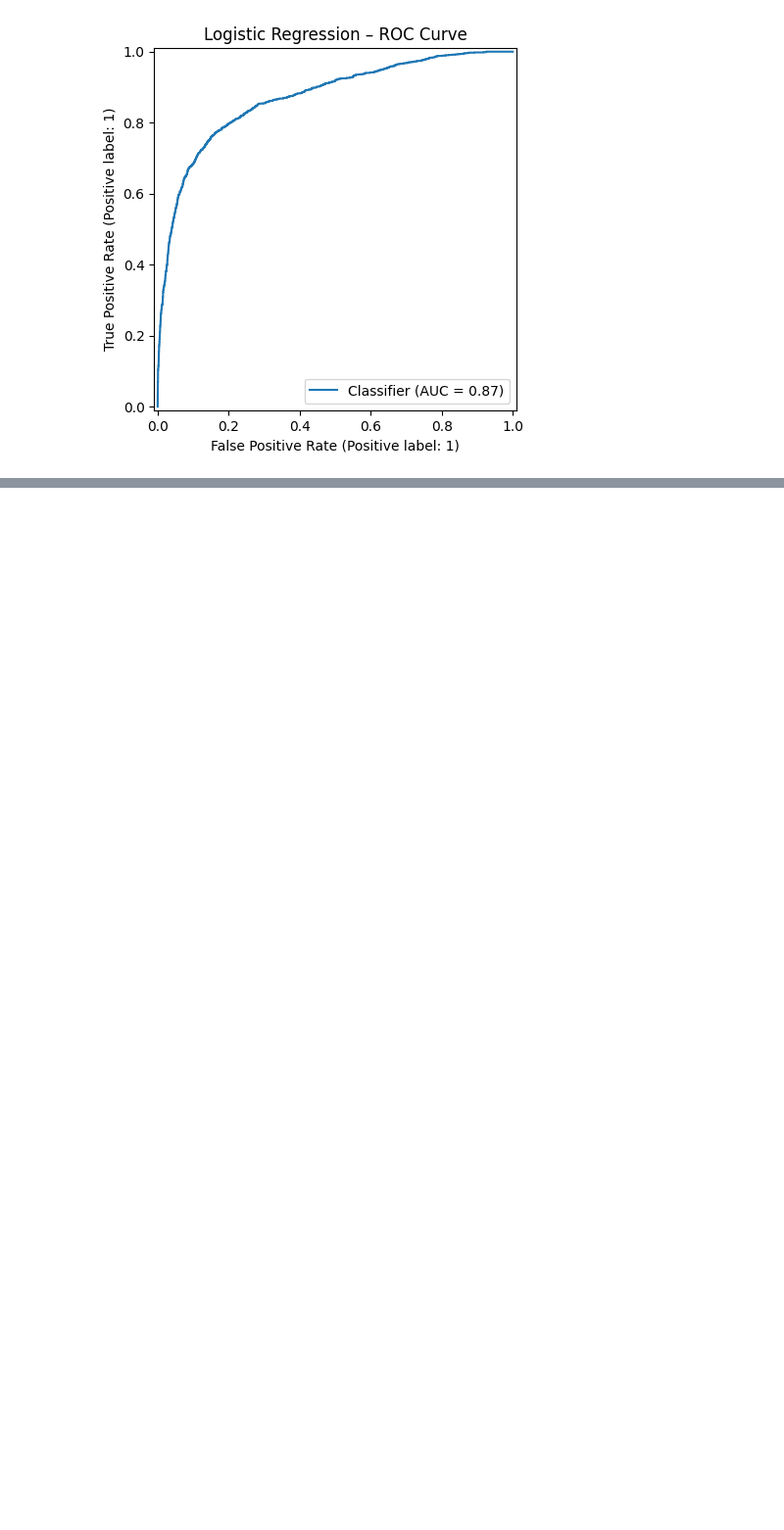
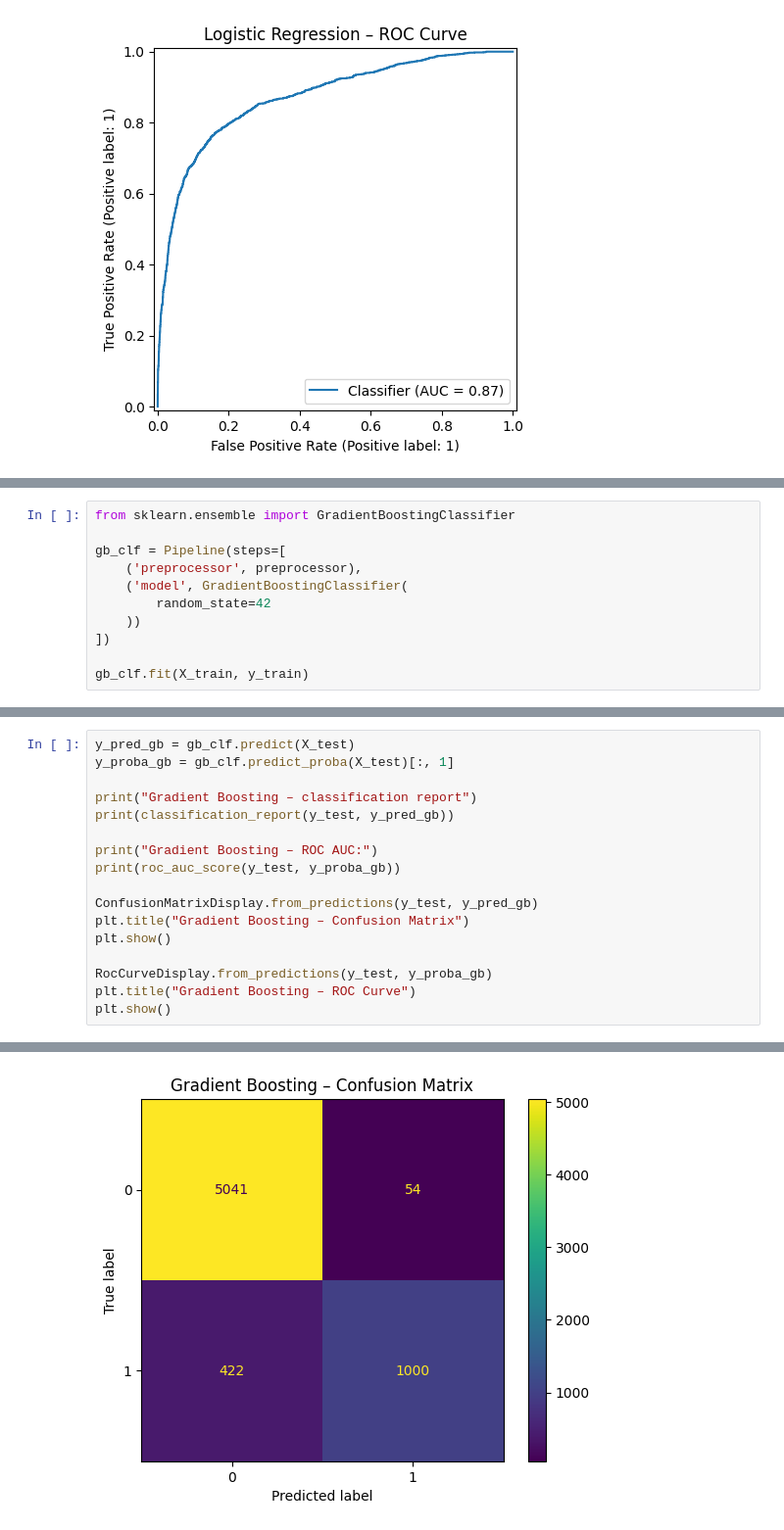
Before and after one commit to AryaanH/customer-risk-ai, a Jupyter notebook: notebooks/01_eda_and_model_prototyping.ipynb, the cells around one changed output, grey strips where cells are left out. Shown at 98% size. Cells and saved outputs as stored; diff of their text form; blank space fills up the shorter version.

```diff
--- a/notebooks/01_eda_and_model_prototyping.ipynb
+++ b/notebooks/01_eda_and_model_prototyping.ipynb
@@ -148,0 +214,11 @@ Logistic Regression – ROC AUC:
+# %%
+from sklearn.ensemble import GradientBoostingClassifier
+
+gb_clf = Pipeline(steps=[
+    ('preprocessor', preprocessor),
+    ('model', GradientBoostingClassifier(
+        random_state=42
+    ))
+])
+
+gb_clf.fit(X_train, y_train)
@@ -148,0 +243,18 @@ Logistic Regression – ROC AUC:
+# %%
+y_pred_gb = gb_clf.predict(X_test)
+y_proba_gb = gb_clf.predict_proba(X_test)[:, 1]
+
+print("Gradient Boosting – classification report")
+print(classification_report(y_test, y_pred_gb))
+
+print("Gradient Boosting – ROC AUC:")
+print(roc_auc_score(y_test, y_proba_gb))
+
+ConfusionMatrixDisplay.from_predictions(y_test, y_pred_gb)
+plt.title("Gradient Boosting – Confusion Matrix")
+plt.show()
+
+RocCurveDisplay.from_predictions(y_test, y_proba_gb)
+plt.title("Gradient Boosting – ROC Curve")
+plt.show()
+# %% [output]
@@ -148,0 +273 @@ Logistic Regression – ROC AUC:
+[figure, added]
```
Also changed, not shown: parts of 5 cells of this notebook, 1 other file.
